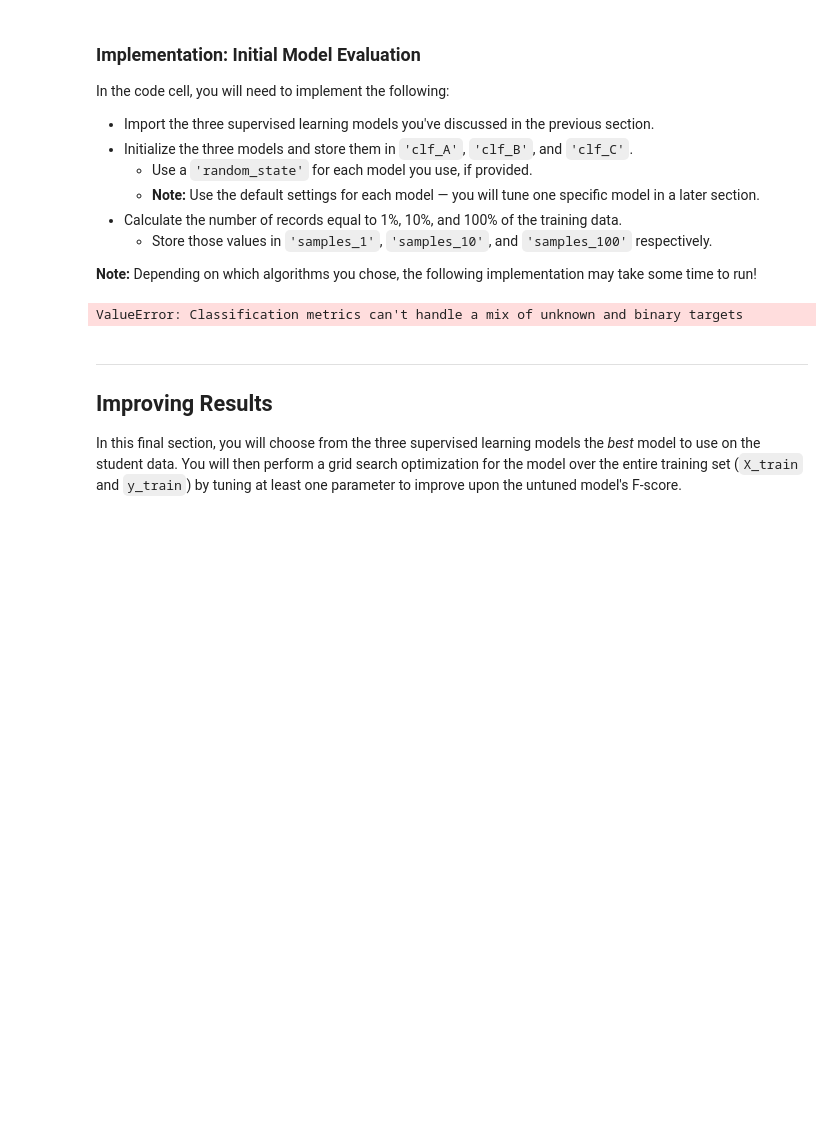
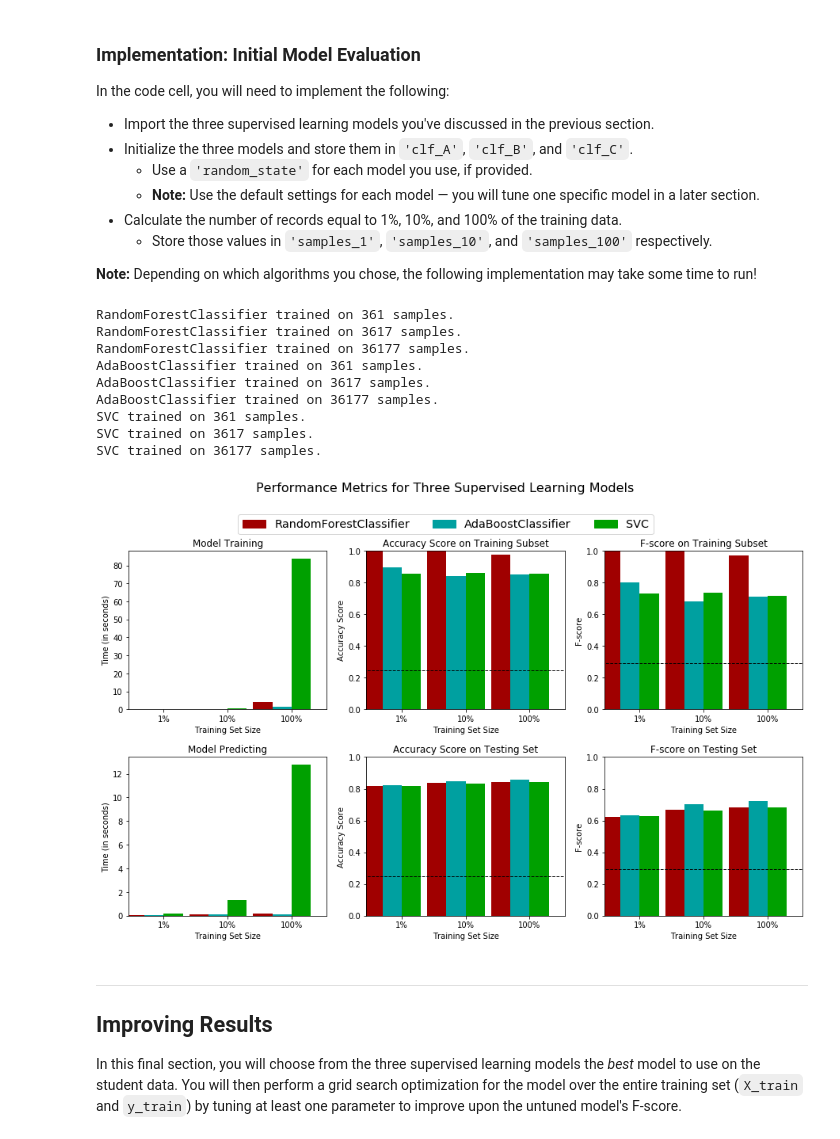
Before and after one commit to SarthakJaingit/CharityMLPredictor, a Jupyter notebook: finding_donors.ipynb, the cells around one changed output. Drawn from its saved outputs; the diff is of its cells as text; code cells hidden in the pictures; blank space fills up the shorter version.

```diff
--- a/finding_donors.ipynb
+++ b/finding_donors.ipynb
@@ -179,9 +179,7 @@ Additionally, as with the non-numeric features, we need to convert the non-numer
 features_final = pd.get_dummies(features_log_minmax_transform)
 # TODO: Encode the 'income_raw' data to numerical value
 
-for ii, value in enumerate(income_raw):
-    income_raw[ii] = int(income_raw[ii] == ">50K")
-income = income_raw
+income = income_raw.apply(lambda inc: 0 if inc == "<=50K" else 1)
 # Print the number of features after one-hot encoding
 encoded = list(features_final.columns)
 print("{} total features after one-hot encoding.".format(len(encoded)))
@@ -345,7 +348,7 @@ def train_predict(learner, sample_size, X_train, y_train, X_test, y_test):
 
     # TODO: Fit the learner to the training data using slicing with 'sample_size' using .fit(training_features[:], training_labels[:])
     start = time() # Get start time
-    learner = learner.fit(X_train, y_train.astype('int'))
+    learner = learner.fit(X_train[:sample_size], y_train[:sample_size])
     end = time() # Get end time
 
     # TODO: Calculate the training time
@@ -355,23 +358,23 @@ def train_predict(learner, sample_size, X_train, y_train, X_test, y_test):
     #       then get predictions on the first 300 training samples(X_train) using .predict()
     start = time() # Get start time
     predictions_test = learner.predict(X_test)
-    predictions_train = learner.predict(X_train[:sample_size])
+    predictions_train = learner.predict(X_train[:300])
     end = time() # Get end time
 
     # TODO: Calculate the total prediction time
     results['pred_time'] = end - start
 
     # TODO: Compute accuracy on the first 300 training samples which is y_train[:300]
-    results['acc_train'] = accuracy_score(y_train[:sample_size], predictions_train)
+    results['acc_train'] = accuracy_score(y_train[:300], predictions_train)
 
     # TODO: Compute accuracy on test set using accuracy_score()
     results['acc_test'] = accuracy_score(y_test, predictions_test)
 
     # TODO: Compute F-score on the the first 300 training samples using fbeta_score()
-    results['f_train'] = fbeta_score(y_train[:sample_size], predictions_train)
+    results['f_train'] = fbeta_score(y_train[:300], predictions_train, 0.5)
 
     # TODO: Compute F-score on the test set which is y_test
-    results['f_test'] = fbeta_score(y_test, predictions_test)
+    results['f_test'] = fbeta_score(y_test, predictions_test, 0.5)
 
     # Success
     print("{} trained on {} samples.".format(learner.__class__.__name__, sample_size))
@@ -391,36 +394,44 @@ In the code cell, you will need to implement the following:
 **Note:** Depending on which algorithms you chose, the following implementation may take some time to run!
 # %%
 # TODO: Import the three supervised learning models from sklearn
-from sklearn.ensemble import RandomForestClassifier
-from sklearn.naive_bayes import GaussianNB
+from sklearn.ensemble import RandomForestClassifier, AdaBoostClassifier
 from sklearn.svm import SVC
 
 # TODO: Initialize the three models
 clf_A = RandomForestClassifier()
-clf_B = GaussianNB()
+clf_B = AdaBoostClassifier()
 clf_C = SVC()
 
 # TODO: Calculate the number of samples for 1%, 10%, and 100% of the training data
 # HINT: samples_100 is the entire training set i.e. len(y_train)
 # HINT: samples_10 is 10% of samples_100 (ensure to set the count of the values to be `int` and not `float`)
 # HINT: samples_1 is 1% of samples_100 (ensure to set the count of the values to be `int` and not `float`)
 samples_100 = len(y_train)
 samples_10 = int(samples_100 * 0.1)
 samples_1 = int(samples_100 * 0.01)
 
 # Collect results on the learners
 results = {}
 for clf in [clf_A, clf_B, clf_C]:
     clf_name = clf.__class__.__name__
     results[clf_name] = {}
     for i, samples in enumerate([samples_1, samples_10, samples_100]):
         results[clf_name][i] = \
         train_predict(clf, samples, X_train, y_train, X_test, y_test)
 
 # Run metrics visualization for the three supervised learning models chosen
 vs.evaluate(results, accuracy, fscore)
 # %% [output]
-ValueError: Classification metrics can't handle a mix of unknown and binary targets
+RandomForestClassifier trained on 361 samples.
+RandomForestClassifier trained on 3617 samples.
+RandomForestClassifier trained on 36177 samples.
+AdaBoostClassifier trained on 361 samples.
+AdaBoostClassifier trained on 3617 samples.
+AdaBoostClassifier trained on 36177 samples.
+SVC trained on 361 samples.
+SVC trained on 3617 samples.
+SVC trained on 36177 samples.
+[figure, added]
 # %% [markdown]
 ----
 ## Improving Results
```
Also changed, not shown: parts of 20 cells of this notebook, 1 other file.
